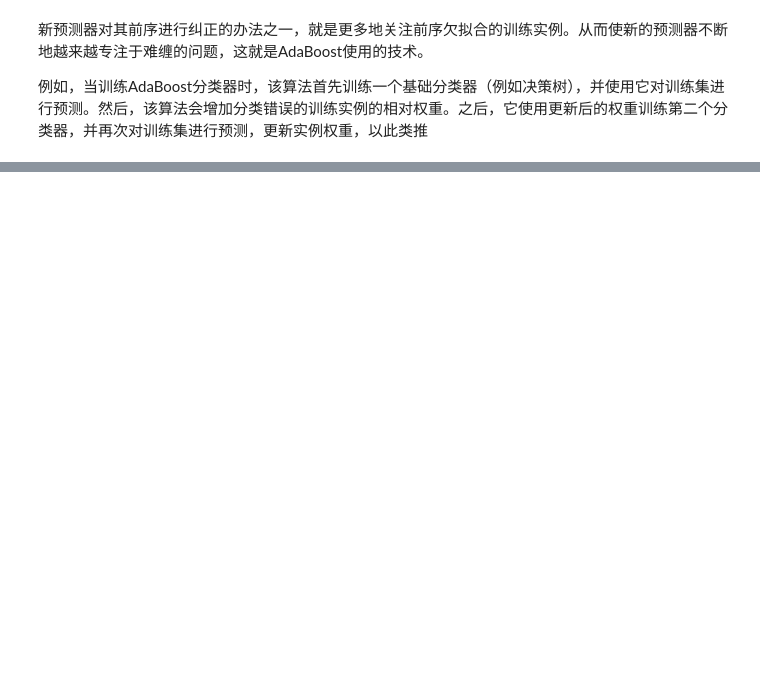
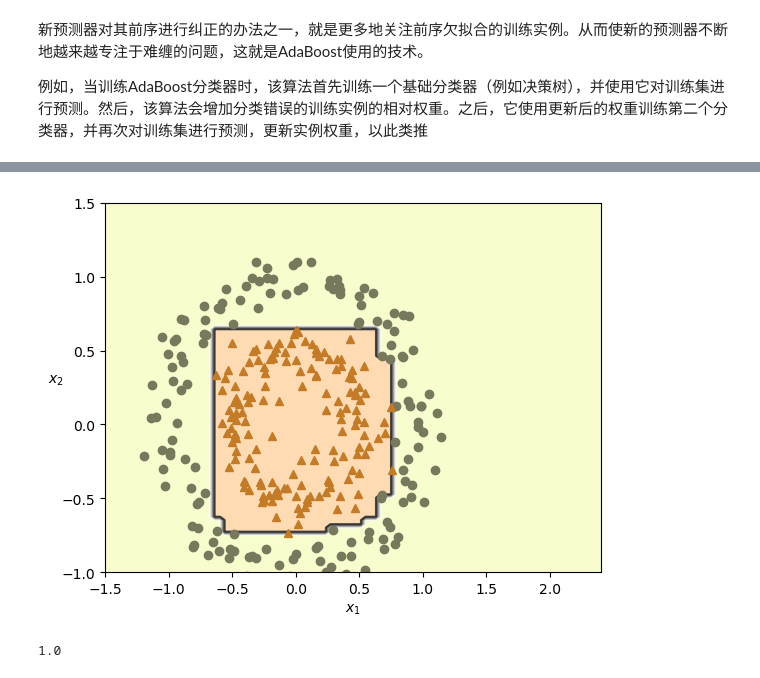
Before and after one commit to lupus-ywy/ml-teach, a Jupyter notebook: 12_随机森林.ipynb, the cells around one changed output, grey strips where cells are left out. Saved outputs shown, nothing was run; the diff lists cells and outputs as text; code cells hidden in the pictures; blank space fills up the shorter version.

```diff
--- a/12_随机森林.ipynb
+++ b/12_随机森林.ipynb
@@ -457,0 +702,14 @@ bbb### AdaBoost
+# %%
+# 使用make_circle的数据，感受一下AdaBoostClassifier 用于分类
+X_circle, y_circle = make_circles(n_samples=300, factor=0.5, noise=0.1, random_state=42)
+
+ada_clf2 = AdaBoostClassifier(DecisionTreeClassifier(max_depth=1), n_estimators=30, learning_rate=0.5, random_state=42)
+ada_clf2.fit(X_circle, y_circle)
+
+plot_decision_boundary(ada_clf2, X_circle, y_circle)
+# %% [output]
+[figure, added]
+# %%
+ada_clf2.score(X_circle, y_circle)
+# %% [output]
+1.0
```
Also changed, not shown: parts of 90 cells of this notebook, 25 other files.
